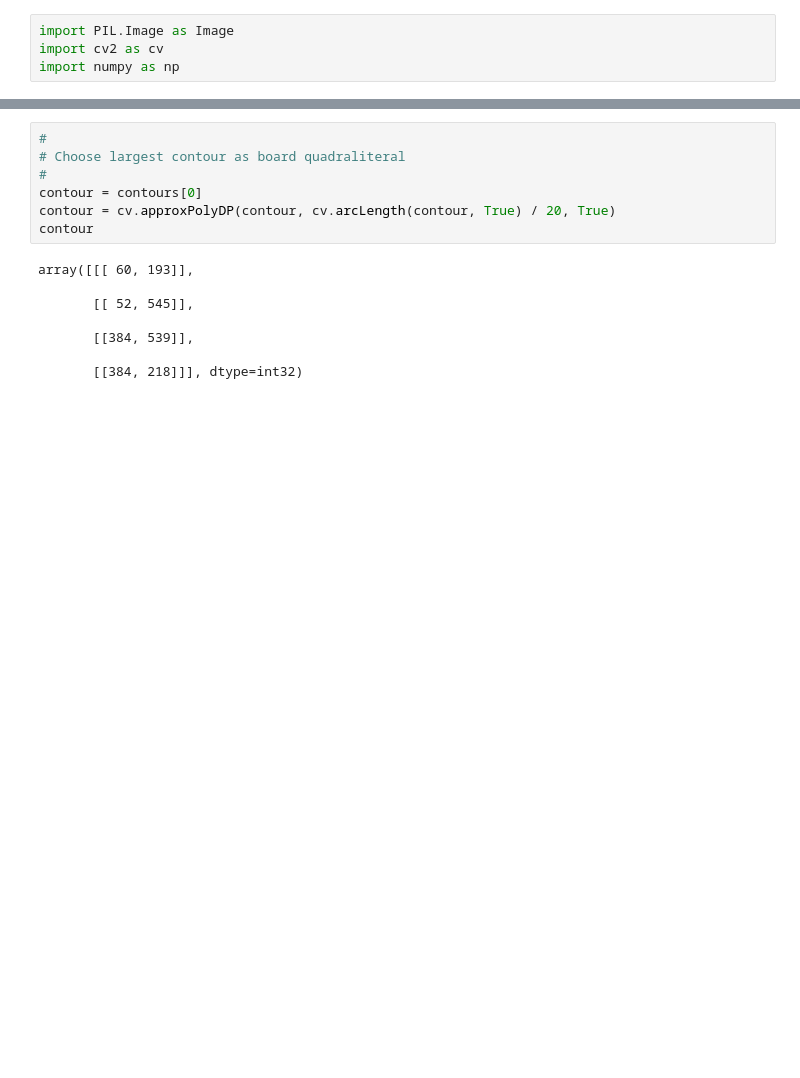
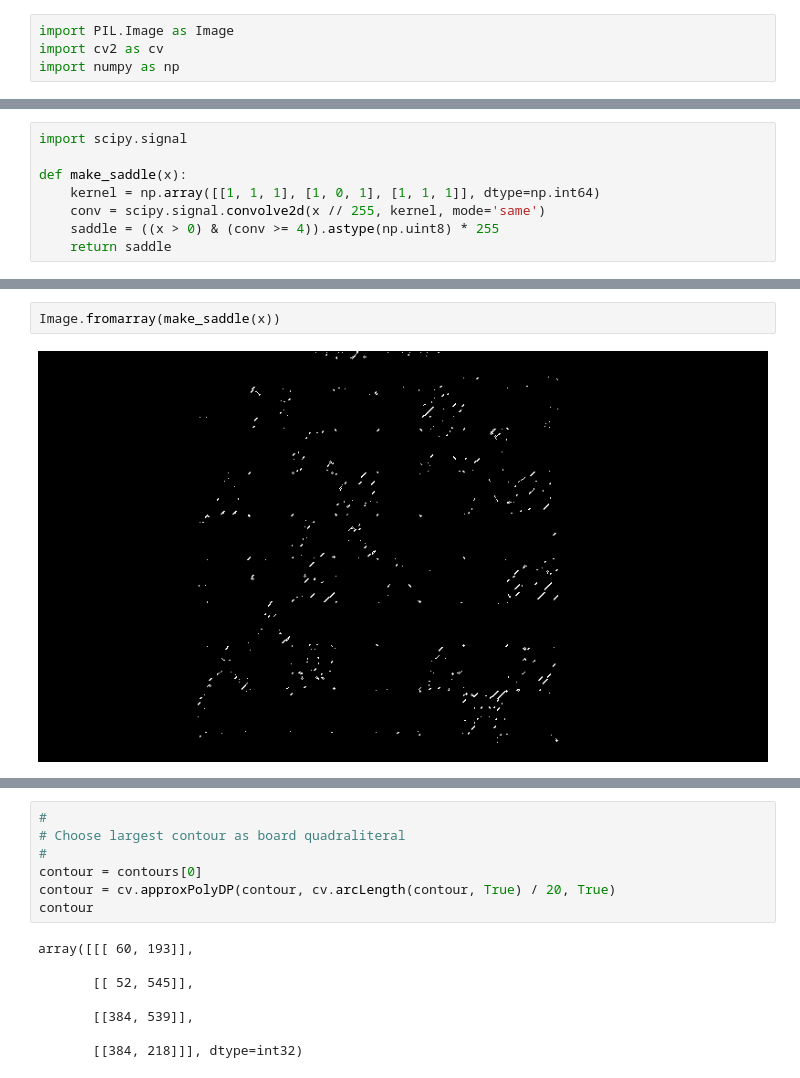
Before and after one commit to hi-ogawa/chess-ocr, a Jupyter notebook: detect_board.ipynb, the cells around one changed output, grey strips where cells are left out. Saved outputs shown, nothing was run; the diff lists cells and outputs as text; blank space fills up the shorter version.

```diff
--- a/detect_board.ipynb
+++ b/detect_board.ipynb
@@ -42,0 +52,8 @@ Image.fromarray(x)
+# %%
+import scipy.signal
+
+def make_saddle(x):
+    kernel = np.array([[1, 1, 1], [1, 0, 1], [1, 1, 1]], dtype=np.int64)
+    conv = scipy.signal.convolve2d(x // 255, kernel, mode='same')
+    saddle = ((x > 0) & (conv >= 4)).astype(np.uint8) * 255
+    return saddle
@@ -43,3 +64,7 @@ Image.fromarray(x)
+# %%
+Image.fromarray(make_saddle(x))
+# %% [output]
+[figure, added]
 # %%
 #
 # Find contour
```
Also changed, not shown: parts of 7 cells of this notebook, 7 other files.
